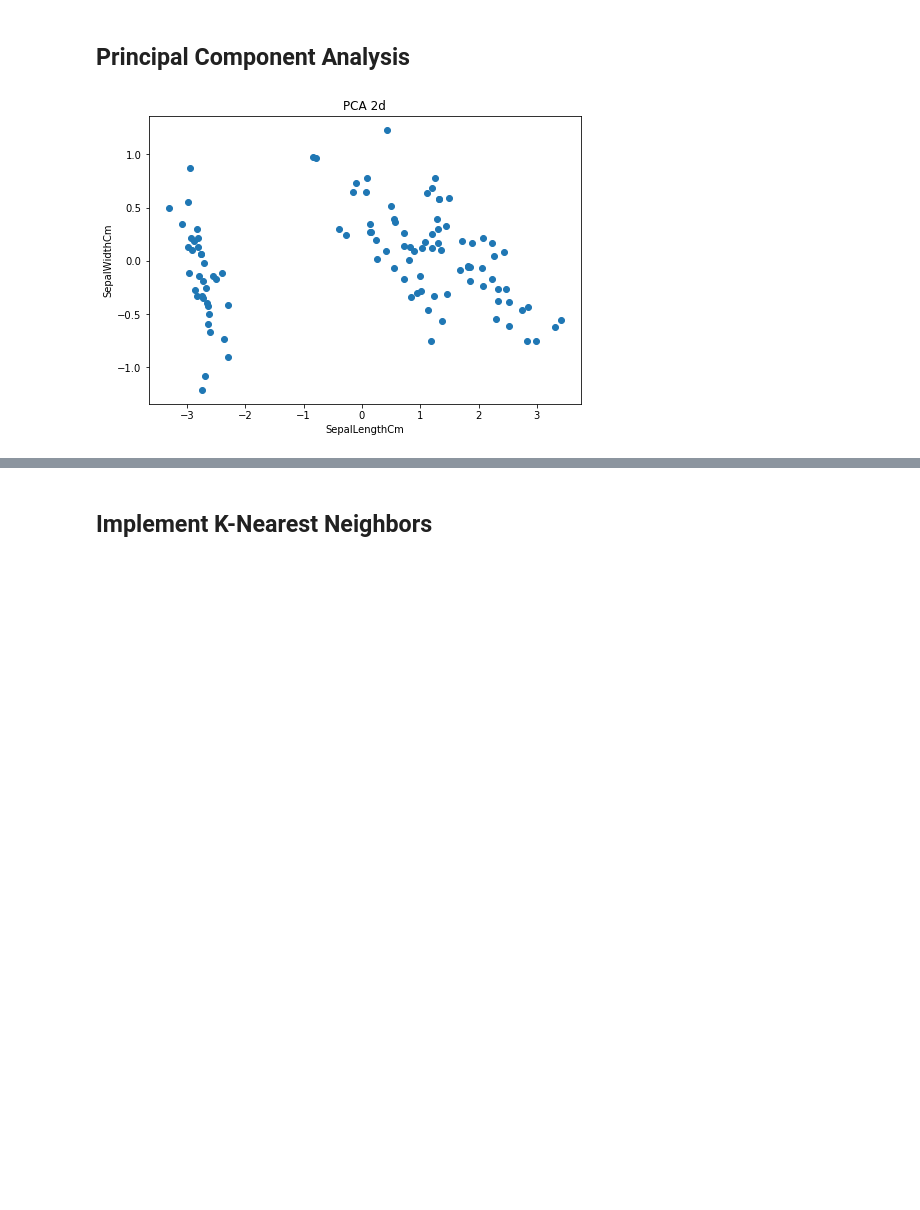
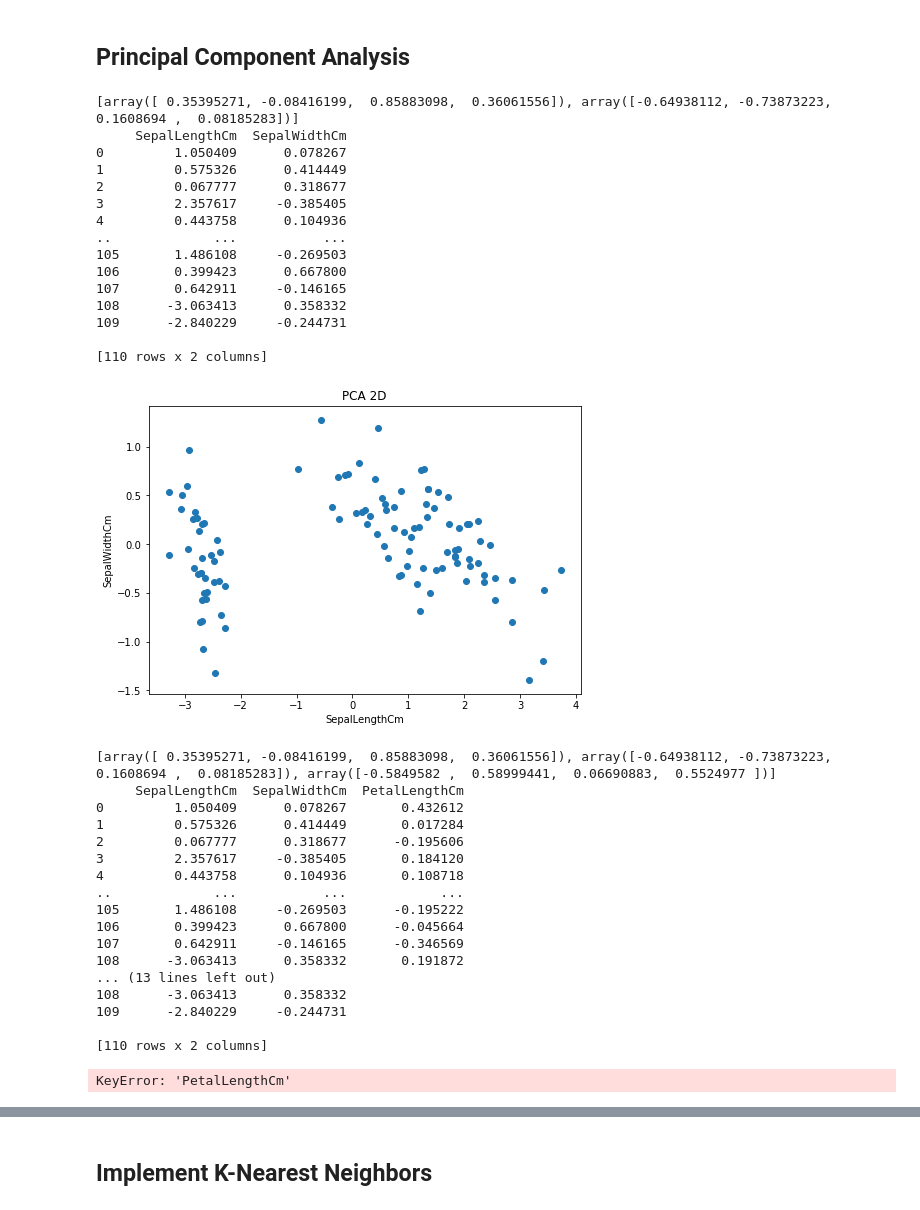
Before and after one commit to luisespriella9/ML-Algorithms, a Jupyter notebook: K-Nearest-Neighbors.ipynb, the cells around one changed output, grey strips where cells are left out. Saved outputs shown, nothing was run; the diff lists cells and outputs as text; code cells hidden in the pictures; blank space fills up the shorter version.

Commit message:
plot 3d PCA dimension reduction

```diff
--- a/K-Nearest-Neighbors.ipynb
+++ b/K-Nearest-Neighbors.ipynb
@@ -52,9 +52,12 @@ iris_data.head()
 # %%
 x_train, y_train = iris_data.drop(['Species'], axis=1)[:110], iris_data['Species'][:110]
 x_test, y_test = iris_data.drop(['Species'], axis=1)[110:], iris_data['Species'][110:]
+x_train.drop(["Id"], inplace=True, axis=1)
 # %% [markdown]
 ## Principal Component Analysis
 # %%
+from mpl_toolkits.mplot3d import Axes3D
+
 class MyPCA:
     def __init__(self, n_components):
         self.n_components = n_components
@@ -65,8 +68,9 @@ class MyPCA:
         cov_matrix, cov_matrix_df = self.covariance(data, dim_mean_list)
         eigenvector_list = self.eigenvector(cov_matrix, data.columns)[0:self.n_components]
         eigenvectors = [eigen[2] for eigen in eigenvector_list]
-        self.pca
-        return pd.DataFrame(np.dot(centered_data, np.transpose(eigenvectors)), columns=[eigen[0] for eigen in eigenvector_list])
+        print(eigenvectors)
+        self.pca_data = pd.DataFrame(np.dot(centered_data, np.transpose(eigenvectors)), columns=[eigen[0] for eigen in eigenvector_list])
+        return self.pca_data
 
     def mean_per_dimension(self, data):
         dim_mean_list = {}
@@ -86,35 +90,81 @@ class MyPCA:
                 row_index+=1
             col_index += 1
         cov_matrix_df =  pd.DataFrame(cov_matrix, columns=data.columns)
         cov_matrix_df.index = data.columns
         return cov_matrix, cov_matrix_df
 
     def eigenvector(self, cov_matrix, columns):
         eigenvalues, eigenvector = np.linalg.eig(cov_matrix)
         eigenvector_t = np.transpose(eigenvector)
         eigen_tuple = [(columns[i], eigenvalues[i], eigenvector_t[i]) for i in range(len(eigenvalues))]
         #sort by eigenvalue
         return sorted(eigen_tuple, key = lambda x: x[1], reverse=True)
 
     def center_columns(self, data, mean_per_column):
         centered_df = data.copy()
         for column_name in mean_per_column:
             centered_df[column_name] = centered_df[column_name].apply(self.substract_values, value=mean_per_column[column_name])
         return centered_df.values
 
     def substract_values(self, col, value):
         return col-value
 
     def plot(self, title):
         fig=plt.figure()
-        ax=fig.add_axes([0,0,1,1])
-        ax.scatter(pca_data["SepalLengthCm"], pca_data["SepalWidthCm"])
-        ax.set_xlabel('SepalLengthCm')
-        ax.set_ylabel('SepalWidthCm')
+        if (self.n_components == 2):
+            ax=fig.add_axes([0,0,1,1])
+            ax.scatter(pca_data[self.pca_data.columns[0]], pca_data[self.pca_data.columns[1]])
+            ax.set_xlabel(self.pca_data.columns[0])
+            ax.set_ylabel(self.pca_data.columns[1])
+        elif (self.n_components == 3):
+            ax = Axes3D(fig)
+            print(self.pca_data)
+            ax.scatter(self.pca_data[self.pca_data.columns[0]], self.pca_data[self.pca_data.columns[1]], self.pca_data[self.pca_data.columns[2]])
+            ax.set_xlabel(self.pca_data.columns[0])
+            ax.set_ylabel(self.pca_data.columns[1])
+            ax.set_ylabel(self.pca_data.columns[2])
         ax.set_title(title)
         plt.show()
 
 my_pca = MyPCA(2)
 pca_data = my_pca.fit_transform(x_train)
+my_pca.plot("PCA 2D")
+
+my_pca3 = MyPCA(3)
+pca_data3 = my_pca3.fit_transform(x_train)
+my_pca3.plot("PCA 3D")
 # %% [output]
+[array([ 0.35395271, -0.08416199,  0.85883098,  0.36061556]), array([-0.64938112, -0.73873223,  0.1608694 ,  0.08185283])]
+     SepalLengthCm  SepalWidthCm
+0         1.050409      0.078267
+1         0.575326      0.414449
+2         0.067777      0.318677
+3         2.357617     -0.385405
+4         0.443758      0.104936
+..             ...           ...
+105       1.486108     -0.269503
+106       0.399423      0.667800
+107       0.642911     -0.146165
+108      -3.063413      0.358332
+109      -2.840229     -0.244731
+
+[110 rows x 2 columns]
-[figure, old version]
+[figure, new version]
+[array([ 0.35395271, -0.08416199,  0.85883098,  0.36061556]), array([-0.64938112, -0.73873223,  0.1608694 ,  0.08185283]), array([-0.5849582 ,  0.58999441,  0.06690883,  0.5524977 ])]
+     SepalLengthCm  SepalWidthCm  PetalLengthCm
+0         1.050409      0.078267       0.432612
+1         0.575326      0.414449       0.017284
+2         0.067777      0.318677      -0.195606
+3         2.357617     -0.385405       0.184120
+4         0.443758      0.104936       0.108718
+..             ...           ...            ...
+105       1.486108     -0.269503      -0.195222
+106       0.399423      0.667800      -0.045664
+107       0.642911     -0.146165      -0.346569
+108      -3.063413      0.358332       0.191872
+... (13 lines left out)
+108      -3.063413      0.358332
+109      -2.840229     -0.244731
+
+[110 rows x 2 columns]
+KeyError: 'PetalLengthCm'
```
Also changed, not shown: parts of 4 cells of this notebook.
